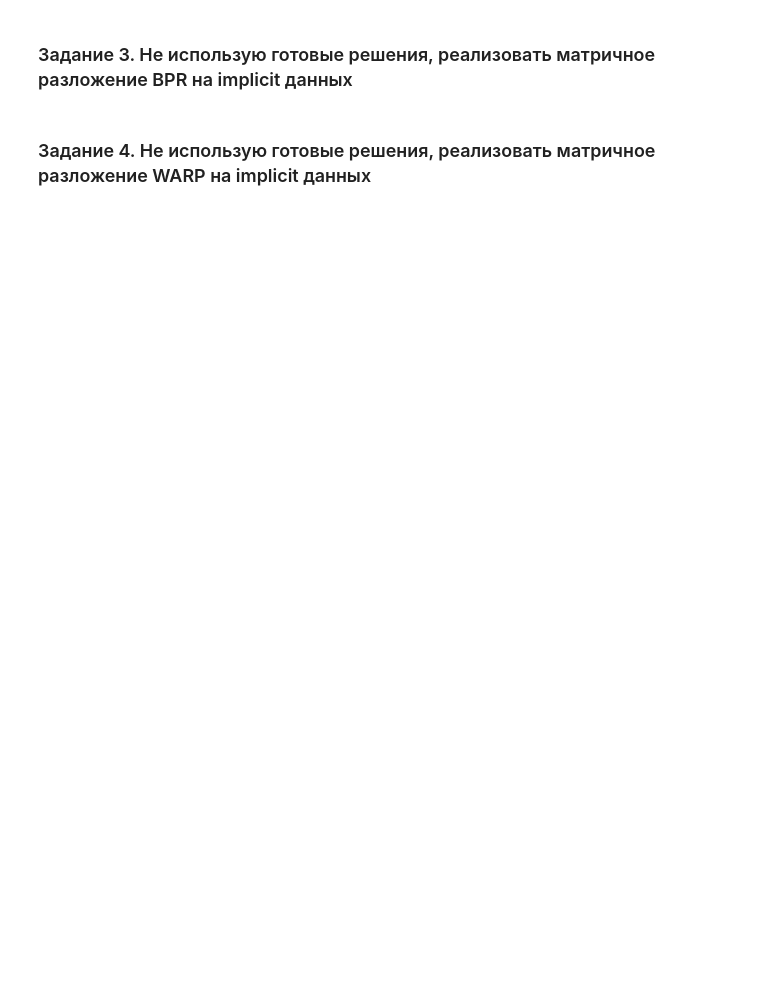
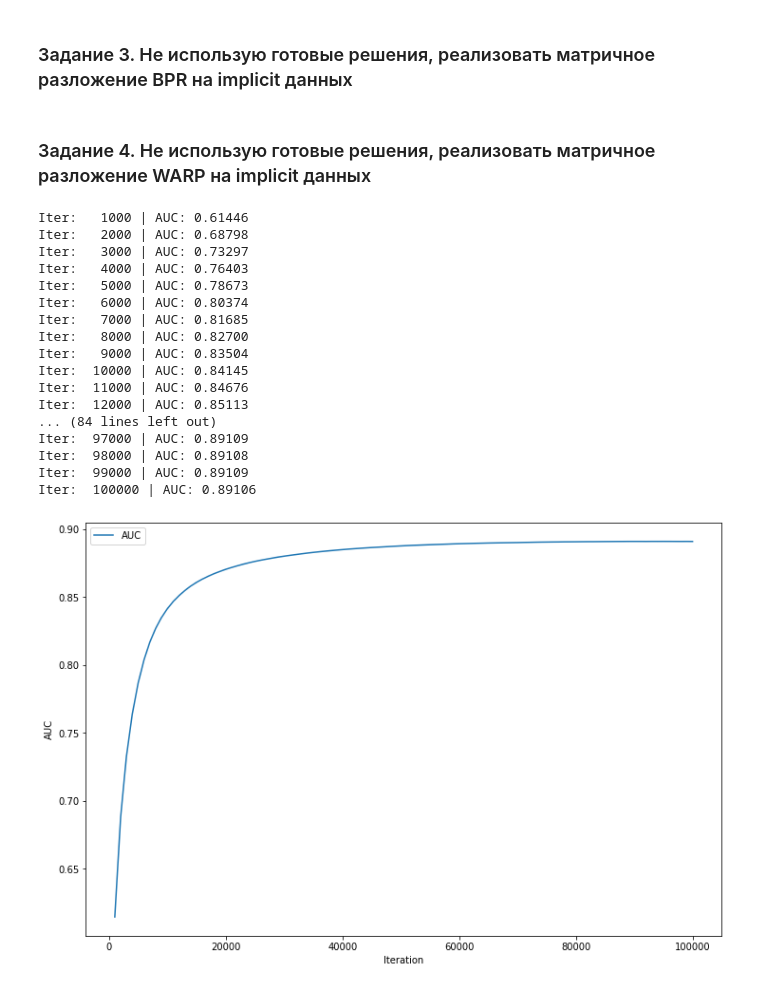
Before and after one commit to breengles/hse_hw, a Jupyter notebook: RecSys/01/HW_1_RECSYS_HSE.ipynb, the cells around one changed output. Cells and saved outputs as stored; diff of their text form; code cells hidden in the pictures; blank space fills up the shorter version.

```diff
--- a/RecSys/01/HW_1_RECSYS_HSE.ipynb
+++ b/RecSys/01/HW_1_RECSYS_HSE.ipynb
@@ -303,10 +243,8 @@ from factorization import ALS
 # %%
-model_als = ALS(64, 5, 1e-4, 1e-5, True)
+# model_als = ALS(64, 10, 1e-5, 1e-5, True)
 
-model_als.fit(user_item_csr)
+# model_als.fit(user_item_csr)
 
-timestamp = datetime.now()
-model_als.logger.save(f"log.{timestamp.date()}_{timestamp.time()}.csv")
-model_als.logger.plot("iter", "rmse", label="RMSE", x_label="Iteration", y_label="RMSE")
-
-test(model_als)
+# timestamp = datetime.now()
+# model_als.logger.save(f"log.{timestamp.date()}_{timestamp.time()}.csv")
+# model_als.logger.plot("iter", "rmse", label="RMSE", x_label="Iteration", y_label="RMSE")
@@ -340,10 +257,29 @@ from factorization import BPR
 # %% [markdown]
 ### Задание 4. Не использую готовые решения, реализовать матричное разложение WARP на implicit данных
 # %%
-# model_bpr = BPR(64, int(1e5), 1e-3, 1e-5, True)
+model_bpr = BPR(64, int(1e5), 1e-3, 1e-5, True)
 
-# model_bpr.fit(user_item_csr, batch_size=64)
+model_bpr.fit(user_item_csr, batch_size=64)
 
-# timestamp = datetime.now()
-# model_bpr.logger.save(f"log.{timestamp.date()}_{timestamp.time()}.csv")
-# model_bpr.logger.plot("iter", "AUC", label="AUC", x_label="Iteration", y_label="AUC")
+timestamp = datetime.now()
+model_bpr.logger.save(f"log.{timestamp.date()}_{timestamp.time()}.csv")
+model_bpr.logger.plot("iter", "AUC", label="AUC", x_label="Iteration", y_label="AUC")
+# %% [output]
+Iter:   1000 | AUC: 0.61446
+Iter:   2000 | AUC: 0.68798
+Iter:   3000 | AUC: 0.73297
+Iter:   4000 | AUC: 0.76403
+Iter:   5000 | AUC: 0.78673
+Iter:   6000 | AUC: 0.80374
+Iter:   7000 | AUC: 0.81685
+Iter:   8000 | AUC: 0.82700
+Iter:   9000 | AUC: 0.83504
+Iter:  10000 | AUC: 0.84145
+Iter:  11000 | AUC: 0.84676
+Iter:  12000 | AUC: 0.85113
+... (84 lines left out)
+Iter:  97000 | AUC: 0.89109
+Iter:  98000 | AUC: 0.89108
+Iter:  99000 | AUC: 0.89109
+Iter:  100000 | AUC: 0.89106
+[figure, added]
```
Also changed, not shown: parts of 16 cells of this notebook, 3 other files.
